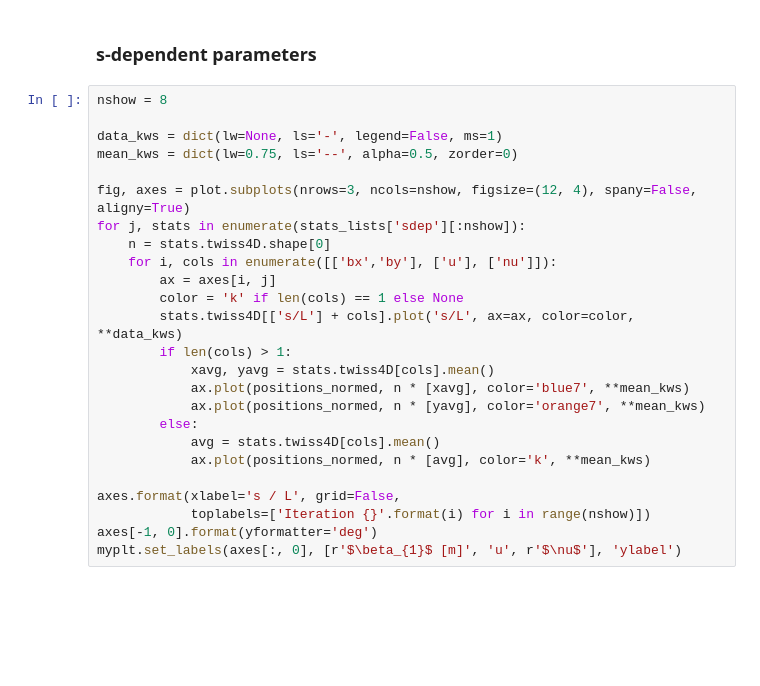
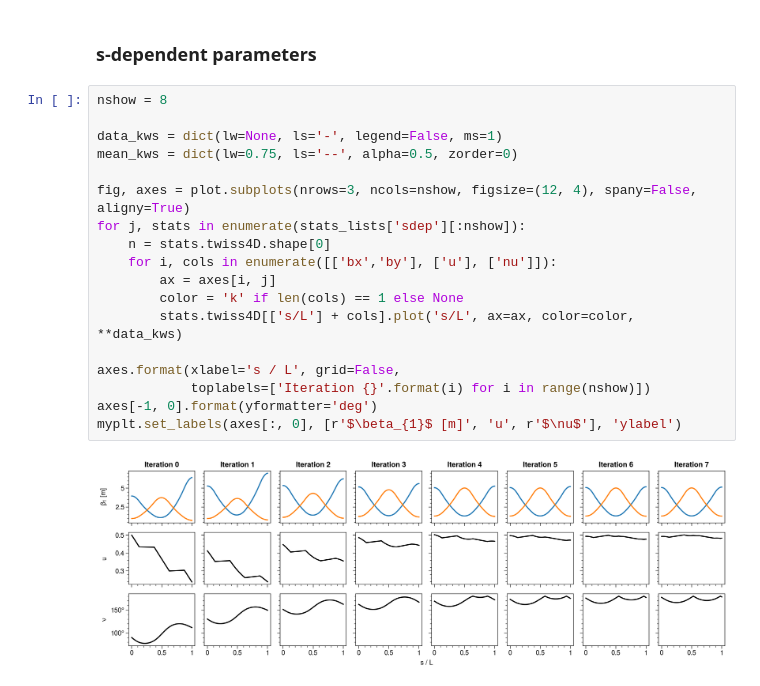
Before and after one commit to austin-hoover/accphys-tools, a Jupyter notebook: pyorbit_studies/matching/convergence/optimizer_progress/analysis.ipynb, the cells around one changed output. Saved outputs shown, nothing was run; the diff lists cells and outputs as text; blank space fills up the shorter version.

```diff
--- a/pyorbit_studies/matching/convergence/optimizer_progress/analysis.ipynb
+++ b/pyorbit_studies/matching/convergence/optimizer_progress/analysis.ipynb
@@ -99,25 +101,20 @@ myplt.set_labels(axes[:, 0], [r'$\beta_{1}$ [m]', r'$\alpha_{1}$ [rad]', 'u', r'
 # %%
 nshow = 8
 
 data_kws = dict(lw=None, ls='-', legend=False, ms=1)
 mean_kws = dict(lw=0.75, ls='--', alpha=0.5, zorder=0)
 
 fig, axes = plot.subplots(nrows=3, ncols=nshow, figsize=(12, 4), spany=False, aligny=True)
 for j, stats in enumerate(stats_lists['sdep'][:nshow]):
     n = stats.twiss4D.shape[0]
     for i, cols in enumerate([['bx','by'], ['u'], ['nu']]):
         ax = axes[i, j]
         color = 'k' if len(cols) == 1 else None
         stats.twiss4D[['s/L'] + cols].plot('s/L', ax=ax, color=color, **data_kws)
-        if len(cols) > 1:
-            xavg, yavg = stats.twiss4D[cols].mean()
-            ax.plot(positions_normed, n * [xavg], color='blue7', **mean_kws)
-            ax.plot(positions_normed, n * [yavg], color='orange7', **mean_kws)
-        else:
-            avg = stats.twiss4D[cols].mean()
-            ax.plot(positions_normed, n * [avg], color='k', **mean_kws)
 
 axes.format(xlabel='s / L', grid=False,
             toplabels=['Iteration {}'.format(i) for i in range(nshow)])
 axes[-1, 0].format(yformatter='deg')
 myplt.set_labels(axes[:, 0], [r'$\beta_{1}$ [m]', 'u', r'$\nu$'], 'ylabel')
+# %% [output]
+[figure, added]
```
Also changed, not shown: parts of 1 cell of this notebook.
